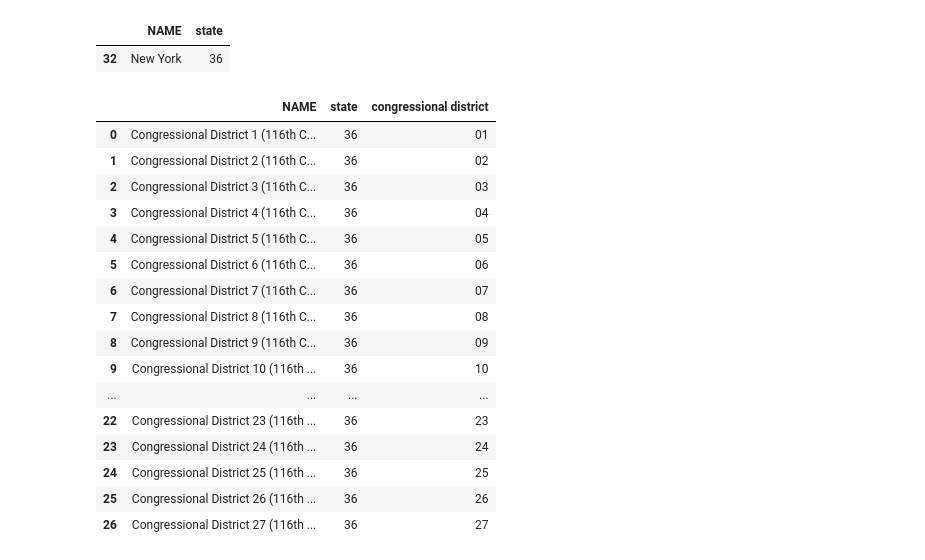
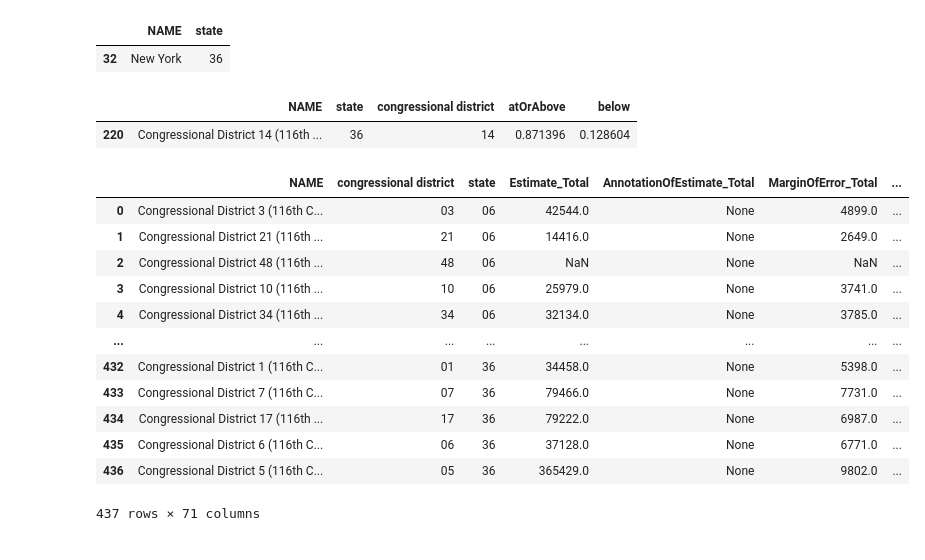
Before and after one commit to drawjk705/us-data, a Jupyter notebook: notebook.ipynb, the cells around one changed output. Saved outputs shown, nothing was run; the diff lists cells and outputs as text; code cells hidden in the pictures.

```diff
--- a/notebook.ipynb
+++ b/notebook.ipynb
@@ -388,23 +388,27 @@ geoCodes[geoCodes['NAME'] == 'New York']
 # %%
 congDistCodes = c.getGeographyCodes(GeoDomain('congressional district'),
                                    GeoDomain('state', '36'))
-# %%
-congDistCodes
-# %% [output]
-|  | NAME | state | congressional district |
-| 0 | Congressional District 1 (116th C... | 36 | 01 |
-| 1 | Congressional District 2 (116th C... | 36 | 02 |
-| 2 | Congressional District 3 (116th C... | 36 | 03 |
-| 3 | Congressional District 4 (116th C... | 36 | 04 |
-| 4 | Congressional District 5 (116th C... | 36 | 05 |
-| 5 | Congressional District 6 (116th C... | 36 | 06 |
-| 6 | Congressional District 7 (116th C... | 36 | 07 |
-| 7 | Congressional District 8 (116th C... | 36 | 08 |
-| 8 | Congressional District 9 (116th C... | 36 | 09 |
-| 9 | Congressional District 10 (116th ... | 36 | 10 |
-| ... | ... | ... | ... |
-| 22 | Congressional District 23 (116th ... | 36 | 23 |
-| 23 | Congressional District 24 (116th ... | 36 | 24 |
-| 24 | Congressional District 25 (116th ... | 36 | 25 |
-| 25 | Congressional District 26 (116th ... | 36 | 26 |
-| 26 | Congressional District 27 (116th ... | 36 | 27 |
+# %%
+povertyPcts[(povertyPcts.state == '36') & (povertyPcts['congressional district'] == '14')]
+# %% [output]
+|  | NAME | state | congressional district | atOrAbove | below |
+| 220 | Congressional District 14 (116th ... | 36 | 14 | 0.871396 | 0.128604 |
+# %%
+blackPovVars = c.getVariablesByGroup(c.groups.PovertyStatusInThePast12MonthsByAgeBlackOrAfricanAmericanAlone.code)
+blackPovStats = c.getStats(blackPovVars['code'].tolist(), *geoDomains)
+# %%
+blackPovStats
+# %% [output]
+|  | NAME | congressional district | state | Estimate_Total | AnnotationOfEstimate_Total | MarginOfError_Total | ... |
+| 0 | Congressional District 3 (116th C... | 03 | 06 | 42544.0 | None | 4899.0 | ... |
+| 1 | Congressional District 21 (116th ... | 21 | 06 | 14416.0 | None | 2649.0 | ... |
+| 2 | Congressional District 48 (116th ... | 48 | 06 | NaN | None | NaN | ... |
+| 3 | Congressional District 10 (116th ... | 10 | 06 | 25979.0 | None | 3741.0 | ... |
+| 4 | Congressional District 34 (116th ... | 34 | 06 | 32134.0 | None | 3785.0 | ... |
+| ... | ... | ... | ... | ... | ... | ... | ... |
+| 432 | Congressional District 1 (116th C... | 01 | 36 | 34458.0 | None | 5398.0 | ... |
+| 433 | Congressional District 7 (116th C... | 07 | 36 | 79466.0 | None | 7731.0 | ... |
+| 434 | Congressional District 17 (116th ... | 17 | 36 | 79222.0 | None | 6987.0 | ... |
+| 435 | Congressional District 6 (116th C... | 06 | 36 | 37128.0 | None | 6771.0 | ... |
+| 436 | Congressional District 5 (116th C... | 05 | 36 | 365429.0 | None | 9802.0 | ... |
+437 rows × 71 columns
```
Also changed, not shown: parts of 1 cell of this notebook, 5 other files.
